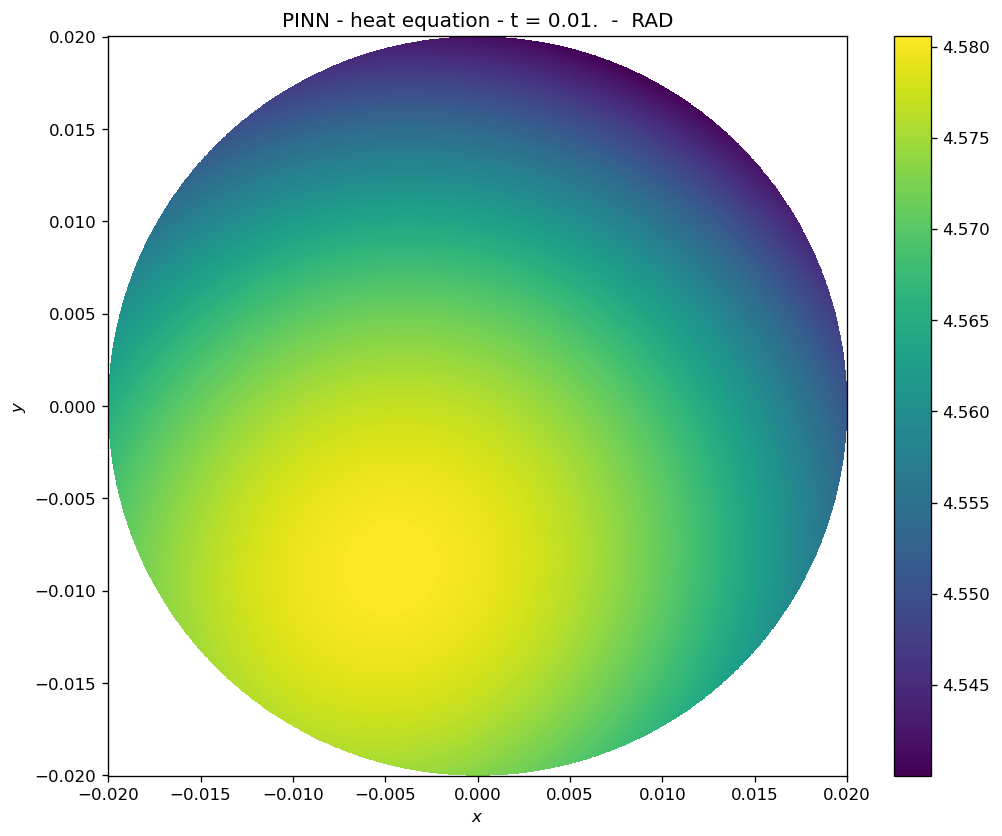
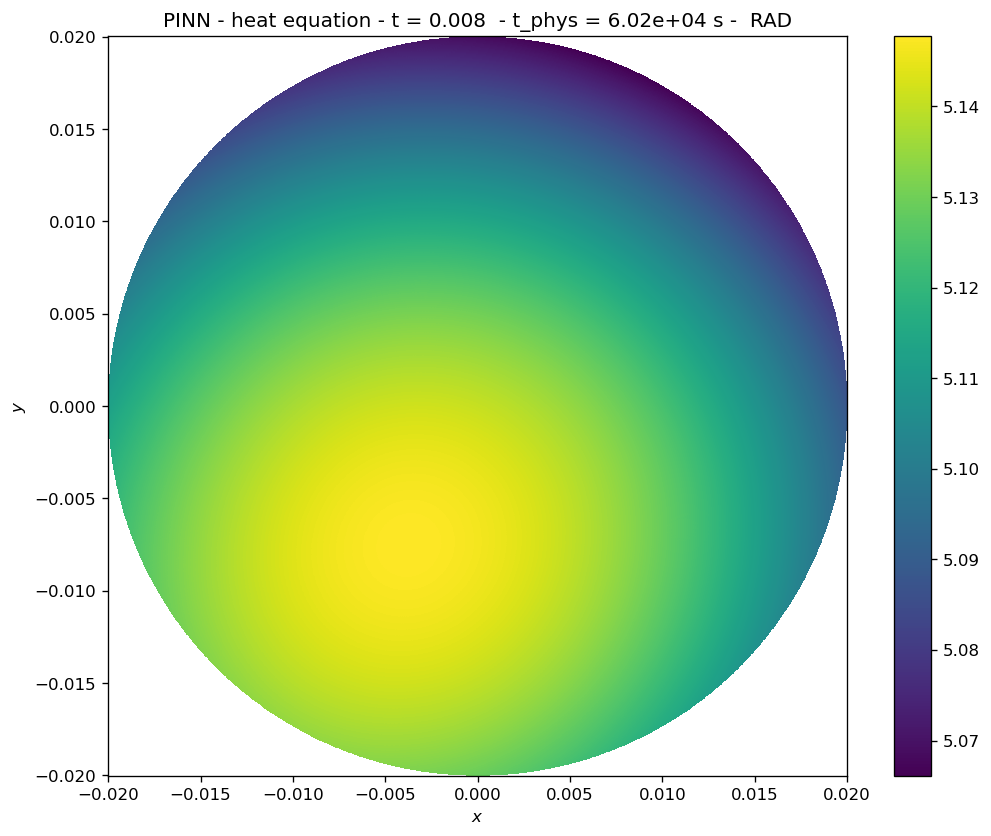
The change to this notebook cell's code, shown as a diff; its figure went from the first image to the second:
--- before
+++ after
@@ -1,4 +1,4 @@
 radius = 0.02
-t_check = 0.01
+t_check = 0.008
 
 N_r, N_theta = 1000, 2000
@@ -23,5 +23,5 @@
 ax.set_aspect('equal')
 fig.colorbar(pcm, ax=ax)
-ax.set_title(f'PINN - heat equation - t = {t_check}.  -  RAD')
+ax.set_title(f'PINN - heat equation - t = {t_check}  - t_phys = {t_check/alpha_water:.3g} s -  RAD')
 ax.set_xlabel('$x$')
 ax.set_ylabel('$y$')

Commit: physical time in plot + comments added